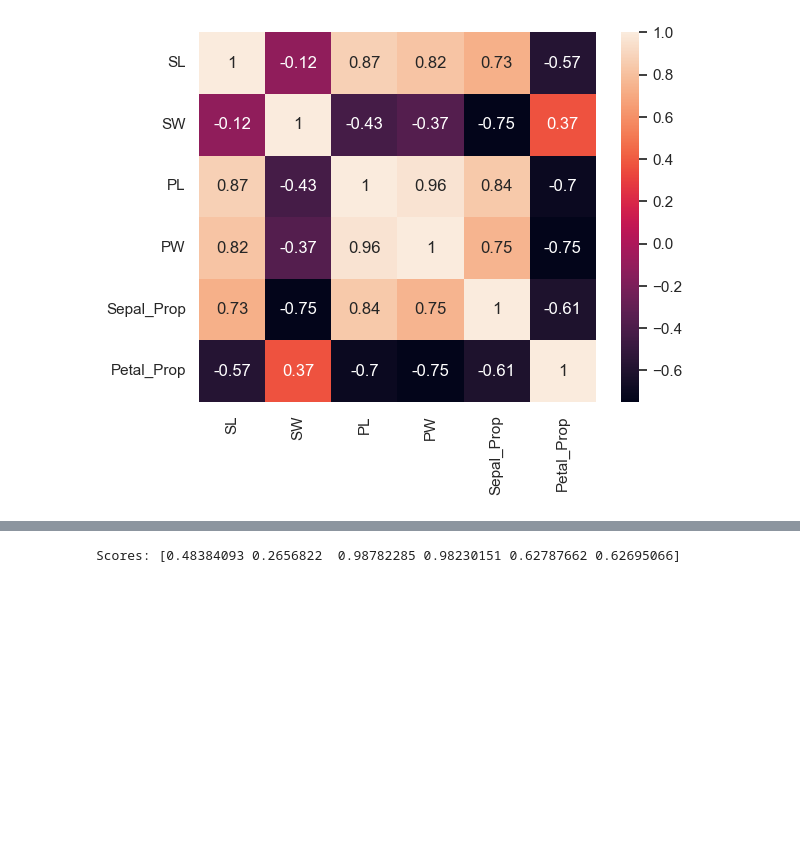
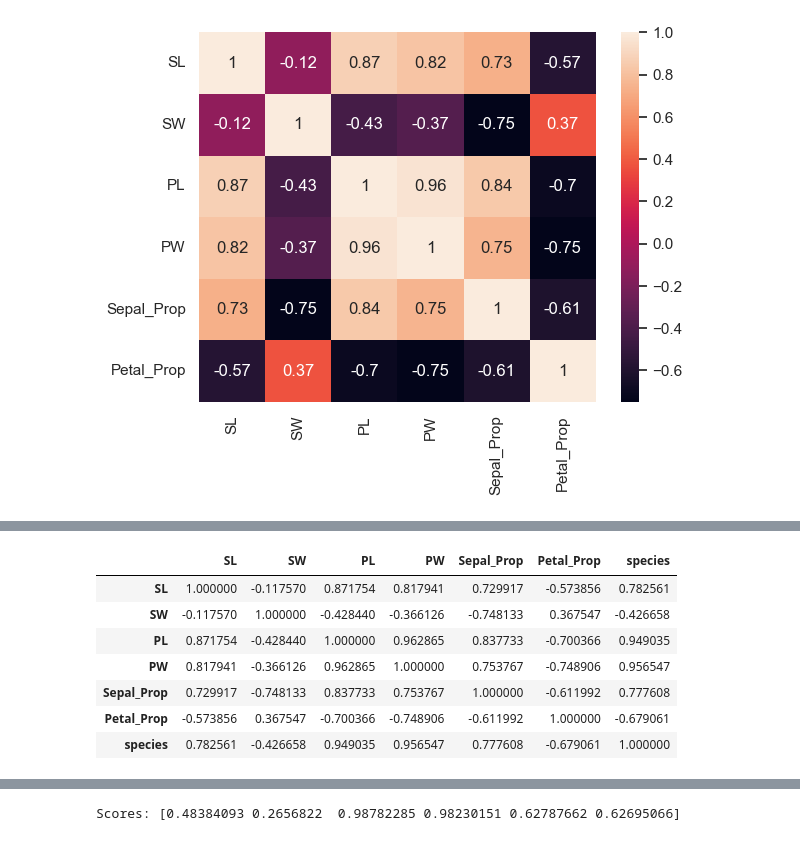
Before and after one commit to Drieger/iris-dataset-eda, a Jupyter notebook: iris.ipynb, the cells around one changed output, grey strips where cells are left out. Drawn from its saved outputs; the diff is of its cells as text; code cells hidden in the pictures; blank space fills up the shorter version.

```diff
--- a/iris.ipynb
+++ b/iris.ipynb
@@ -259,0 +266,20 @@ plt.show()
+# %%
+# Encode the target feature (species)
+# We will use the target array on the data set to encode it
+df_encoded = df.copy()
+df_encoded['species'] = target
+
+# Reorder dataframe columns
+df_encoded = df_encoded[['SL', 'SW', 'PL', 'PW', 'Sepal_Prop', 'Petal_Prop', 'species']]
+
+arr_corr = df_encoded.corr()
+display(arr_corr)
+# %% [output]
+|  | SL | SW | PL | PW | Sepal_Prop | Petal_Prop | species |
+| SL | 1.000000 | -0.117570 | 0.871754 | 0.817941 | 0.729917 | -0.573856 | 0.782561 |
+| SW | -0.117570 | 1.000000 | -0.428440 | -0.366126 | -0.748133 | 0.367547 | -0.426658 |
+| PL | 0.871754 | -0.428440 | 1.000000 | 0.962865 | 0.837733 | -0.700366 | 0.949035 |
+| PW | 0.817941 | -0.366126 | 0.962865 | 1.000000 | 0.753767 | -0.748906 | 0.956547 |
+| Sepal_Prop | 0.729917 | -0.748133 | 0.837733 | 0.753767 | 1.000000 | -0.611992 | 0.777608 |
+| Petal_Prop | -0.573856 | 0.367547 | -0.700366 | -0.748906 | -0.611992 | 1.000000 | -0.679061 |
+| species | 0.782561 | -0.426658 | 0.949035 | 0.956547 | 0.777608 | -0.679061 | 1.000000 |
```
Also changed, not shown: parts of 4 cells of this notebook.
